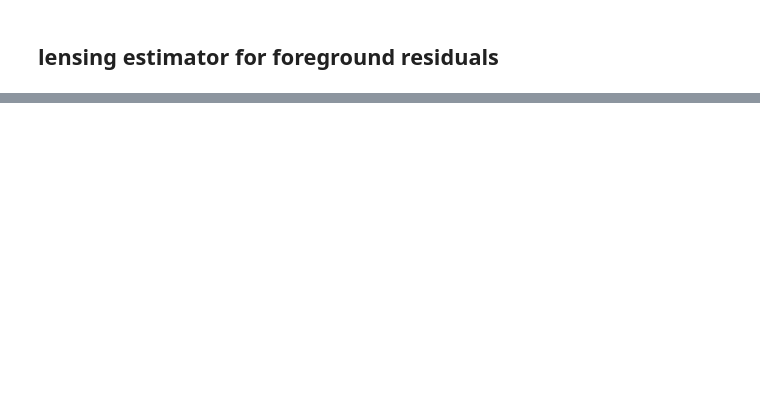
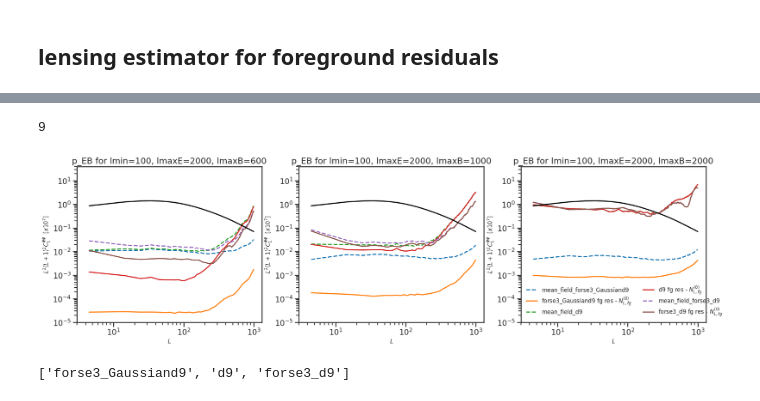
Before and after one commit to yaojian95/non_gau_lensing, a Jupyter notebook: try_plancklens_fg_res.ipynb, the cells around one changed output, grey strips where cells are left out. Saved outputs shown, nothing was run; the diff lists cells and outputs as text; code cells hidden in the pictures; blank space fills up the shorter version.

```diff
--- a/try_plancklens_fg_res.ipynb
+++ b/try_plancklens_fg_res.ipynb
@@ -693,0 +696,54 @@ Caching sky fractions...
+# %%
+len(mfs)
+# %% [output]
+9
+# %%
+def plot_fg_bias(cases_ori, ells, lmax_qlm, mfs, phi_fgs, qe_key = 'p_p', conf = 'lmin = 100'):
+
+    '''
+    lmax_qlm
+    results: output from `run_qe`with nsim == 1
+    ells, results_phi, results_mf, results_n0
+    '''
+    cases = cases_ori + cases_ori+ cases_ori
+    bw = 10
+
+    ell_binned, cl_pp = bin_cell(cl_unl['pp'][ells] *  w(ells), lmax = lmax_qlm, bins=bw, ell_2=False)
+
+    plt.figure(figsize = (24, 6))
+
+    for i in range(len(cases)):
+
+        _, phi_fg_binned = bin_cell(phi_fgs[i][0], lmax = lmax_qlm, bins=bw, ell_2=False)
+        _, mf_binned =  bin_cell(mfs[i][0], lmax = lmax_qlm, bins=bw, ell_2=False)
+
+    # plt.title('%s for %s, lmin = %s, lmax = %s'%(qe_key, add_foreground, lmin_qlm, lmax_qlm))
+
+
+    # label=r'$C_L^{\hat \phi \hat \phi}$' if qe_key[0] == 'p' else r'$C_L^{\hat \omega \hat \omega}$'
+
+        plt.subplot(1, 3, i//3 +1)
+
+        plt.loglog(ell_binned, mf_binned[0], label = 'mean_field_%s'%cases[i], ls = '--')
+        plt.loglog(ell_binned, phi_fg_binned[0], label = r'%s fg res - $N_{L, fg}^{(0)}$'%cases[i], ls = '-')
+
+
+    lmaxBs = [600, 1000, 2000]
+    for j in range(3):
+        plt.subplot(1, 3, j+1)
+        plt.title('%s for lmin=100, lmaxE=2000, lmaxB=%s'%(qe_key, lmaxBs[j]))
+        plt.loglog(ell_binned, cl_pp[0], c='k')#, label=r'$C_L^{\phi\phi, \rm fid}$'
+        plt.xlabel('$L$', fontsize=12)
+        plt.ylabel('$L^2 (L + 1)^2 C_L^{\phi\phi}$  [$x10^7$]', fontsize=12)
+        plt.ylim(1e-5,4e1)
+        plt.xlim(3, )
+        if j == 2:
+            plt.legend(fontsize=12, loc='lower left', frameon = False, ncol = 2)
+# %%
+plot_fg_bias(cases, ells, 1000, mfs, phi_fgs,  qe_key = 'p_EB', conf = 'lmin=%s, lmaxE=%s, lmaxB=%s_'%(lmin_ivf, lmax_ivf, lmax_Bmode))
+# %% [output]
+[figure, added]
+# %%
+cases
+# %% [output]
+['forse3_Gaussiand9', 'd9', 'forse3_d9']
```
Also changed, not shown: parts of 16 cells of this notebook.
